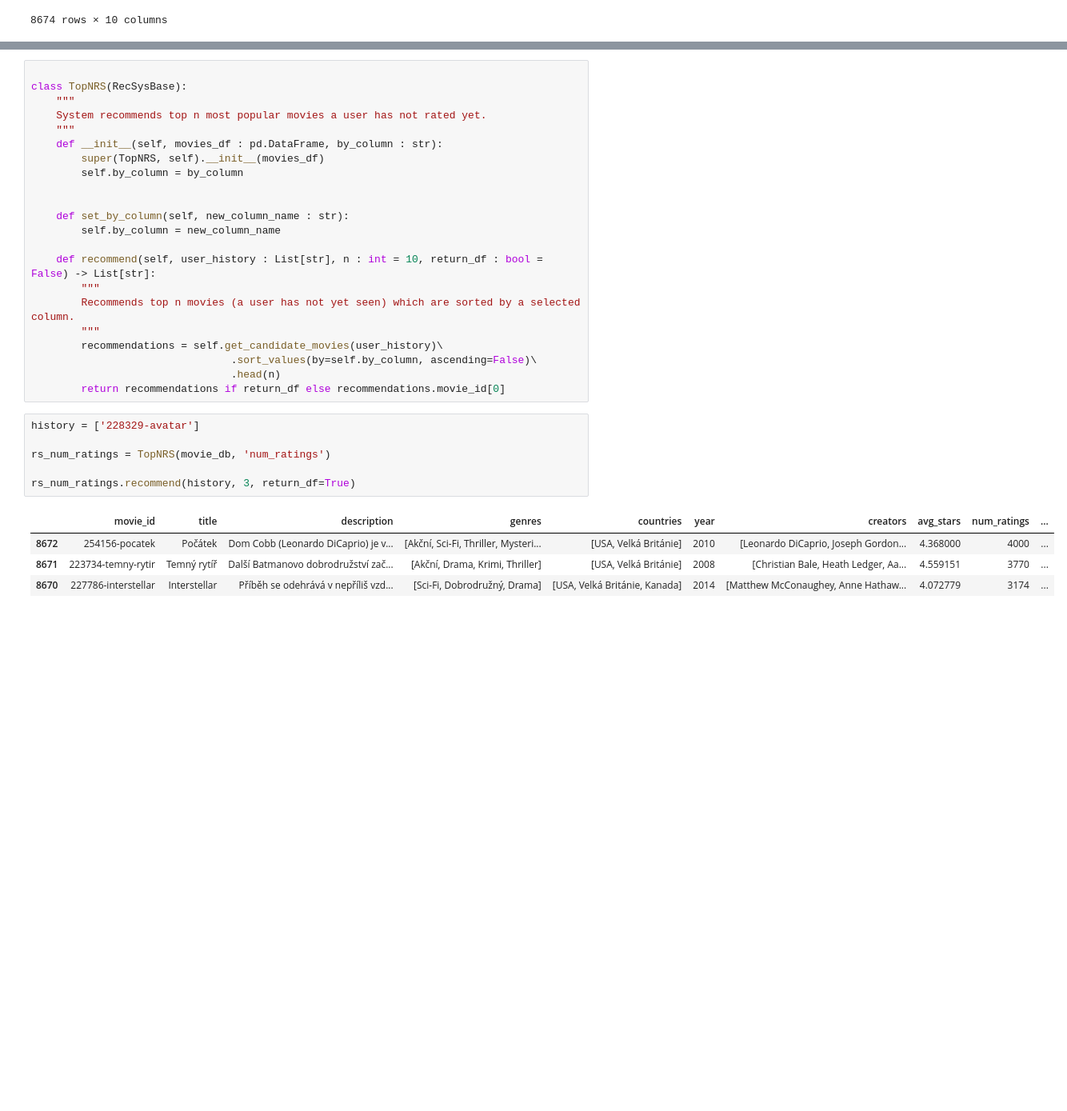
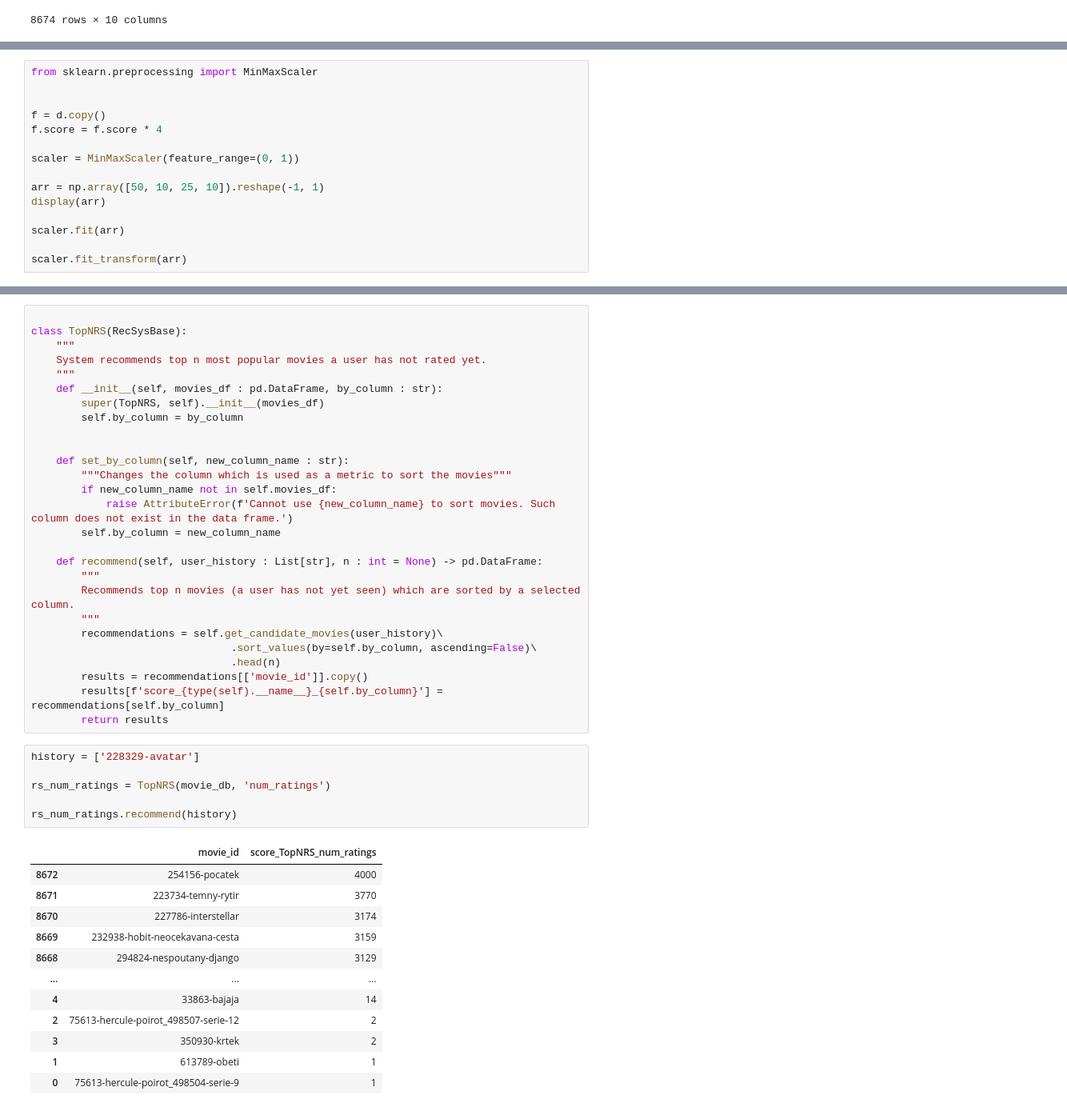
Before and after one commit to prompteus/csfd-movie-recommender, a Jupyter notebook: src/recommend/notebooks/cb_recsystems.ipynb, the cells around one changed output, grey strips where cells are left out. Shown at 80% size. Drawn from its saved outputs; the diff is of its cells as text; blank space fills up the shorter version.

```diff
--- a/src/recommend/notebooks/cb_recsystems.ipynb
+++ b/src/recommend/notebooks/cb_recsystems.ipynb
@@ -392,2 +402,17 @@ rnd_rs.recommend([], 3, return_df=True)
 # %% [markdown]
 ## Recommendation based on movie popularity
+# %%
+from sklearn.preprocessing import MinMaxScaler
+
+
+f = d.copy()
+f.score = f.score * 4
+
+scaler = MinMaxScaler(feature_range=(0, 1))
+
+arr = np.array([50, 10, 25, 10]).reshape(-1, 1)
+display(arr)
+
+scaler.fit(arr)
+
+scaler.fit_transform(arr)
@@ -403,24 +437,37 @@ class TopNRS(RecSysBase):
 
 
     def set_by_column(self, new_column_name : str):
+        """Changes the column which is used as a metric to sort the movies"""
+        if new_column_name not in self.movies_df:
+            raise AttributeError(f'Cannot use {new_column_name} to sort movies. Such column does not exist in the data frame.')
         self.by_column = new_column_name
 
-    def recommend(self, user_history : List[str], n : int = 10, return_df : bool = False) -> List[str]:
+    def recommend(self, user_history : List[str], n : int = None) -> pd.DataFrame:
         """
         Recommends top n movies (a user has not yet seen) which are sorted by a selected column.
         """
         recommendations = self.get_candidate_movies(user_history)\
                                 .sort_values(by=self.by_column, ascending=False)\
                                 .head(n)
-        return recommendations if return_df else recommendations.movie_id[0]
+        results = recommendations[['movie_id']].copy()
+        results[f'score_{type(self).__name__}_{self.by_column}'] = recommendations[self.by_column]
+        return results
 # %%
 history = ['228329-avatar']
 
 rs_num_ratings = TopNRS(movie_db, 'num_ratings')
 
-rs_num_ratings.recommend(history, 3, return_df=True)
+rs_num_ratings.recommend(history)
 # %% [output]
-|  | movie_id | title | description | genres | countries | year | creators | avg_stars | num_ratings | ... |
-| 8672 | 254156-pocatek | Počátek | Dom Cobb (Leonardo DiCaprio) je v... | [Akční, Sci-Fi, Thriller, Mysteri... | [USA, Velká Británie] | 2010 | [Leonardo DiCaprio, Joseph Gordon... | 4.368000 | 4000 | ... |
-| 8671 | 223734-temny-rytir | Temný rytíř | Další Batmanovo dobrodružství zač... | [Akční, Drama, Krimi, Thriller] | [USA, Velká Británie] | 2008 | [Christian Bale, Heath Ledger, Aa... | 4.559151 | 3770 | ... |
-| 8670 | 227786-interstellar | Interstellar | Příběh se odehrává v nepříliš vzd... | [Sci-Fi, Dobrodružný, Drama] | [USA, Velká Británie, Kanada] | 2014 | [Matthew McConaughey, Anne Hathaw... | 4.072779 | 3174 | ... |
+|  | movie_id | score_TopNRS_num_ratings |
+| 8672 | 254156-pocatek | 4000 |
+| 8671 | 223734-temny-rytir | 3770 |
+| 8670 | 227786-interstellar | 3174 |
+| 8669 | 232938-hobit-neocekavana-cesta | 3159 |
+| 8668 | 294824-nespoutany-django | 3129 |
+| ... | ... | ... |
+| 4 | 33863-bajaja | 14 |
+| 2 | 75613-hercule-poirot_498507-serie-12 | 2 |
+| 3 | 350930-krtek | 2 |
+| 1 | 613789-obeti | 1 |
+| 0 | 75613-hercule-poirot_498504-serie-9 | 1 |
```
Also changed, not shown: parts of 53 cells of this notebook.
